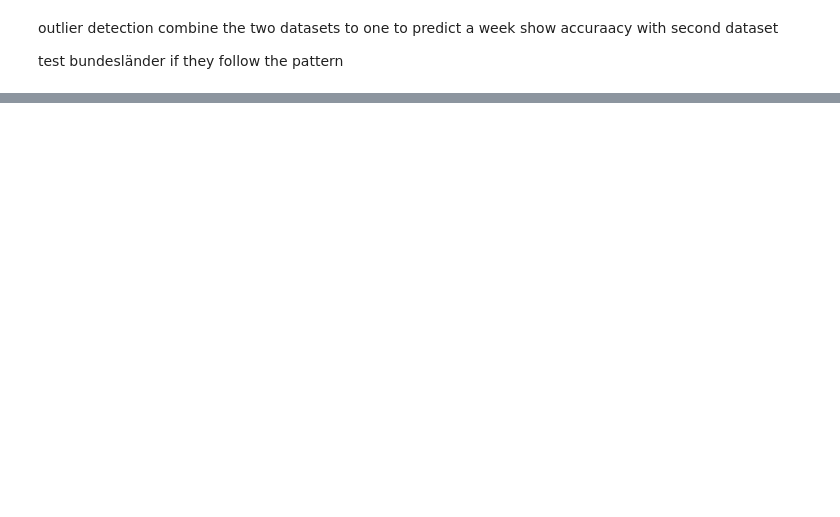
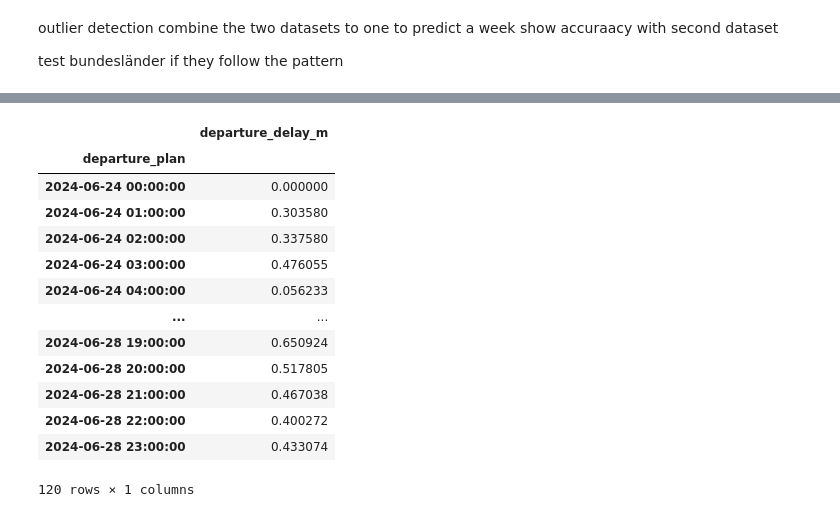
Before and after one commit to Nokkyuu/Fantastic_trains_and_when_to_find_them, a Jupyter notebook: ML/Time_Series.ipynb, the cells around one changed output, grey strips where cells are left out. Drawn from its saved outputs; the diff is of its cells as text; code cells hidden in the pictures; blank space fills up the shorter version.

```diff
--- a/ML/Time_Series.ipynb
+++ b/ML/Time_Series.ipynb
@@ -144,0 +185,17 @@ test bundesländer if they follow the pattern
+# %%
+pred
+# %% [output]
+|  | departure_delay_m |
+| departure_plan |  |
+| 2024-06-24 00:00:00 | 0.000000 |
+| 2024-06-24 01:00:00 | 0.303580 |
+| 2024-06-24 02:00:00 | 0.337580 |
+| 2024-06-24 03:00:00 | 0.476055 |
+| 2024-06-24 04:00:00 | 0.056233 |
+| ... | ... |
+| 2024-06-28 19:00:00 | 0.650924 |
+| 2024-06-28 20:00:00 | 0.517805 |
+| 2024-06-28 21:00:00 | 0.467038 |
+| 2024-06-28 22:00:00 | 0.400272 |
+| 2024-06-28 23:00:00 | 0.433074 |
+120 rows × 1 columns
```
Also changed, not shown: parts of 13 cells of this notebook, 1 other file.
